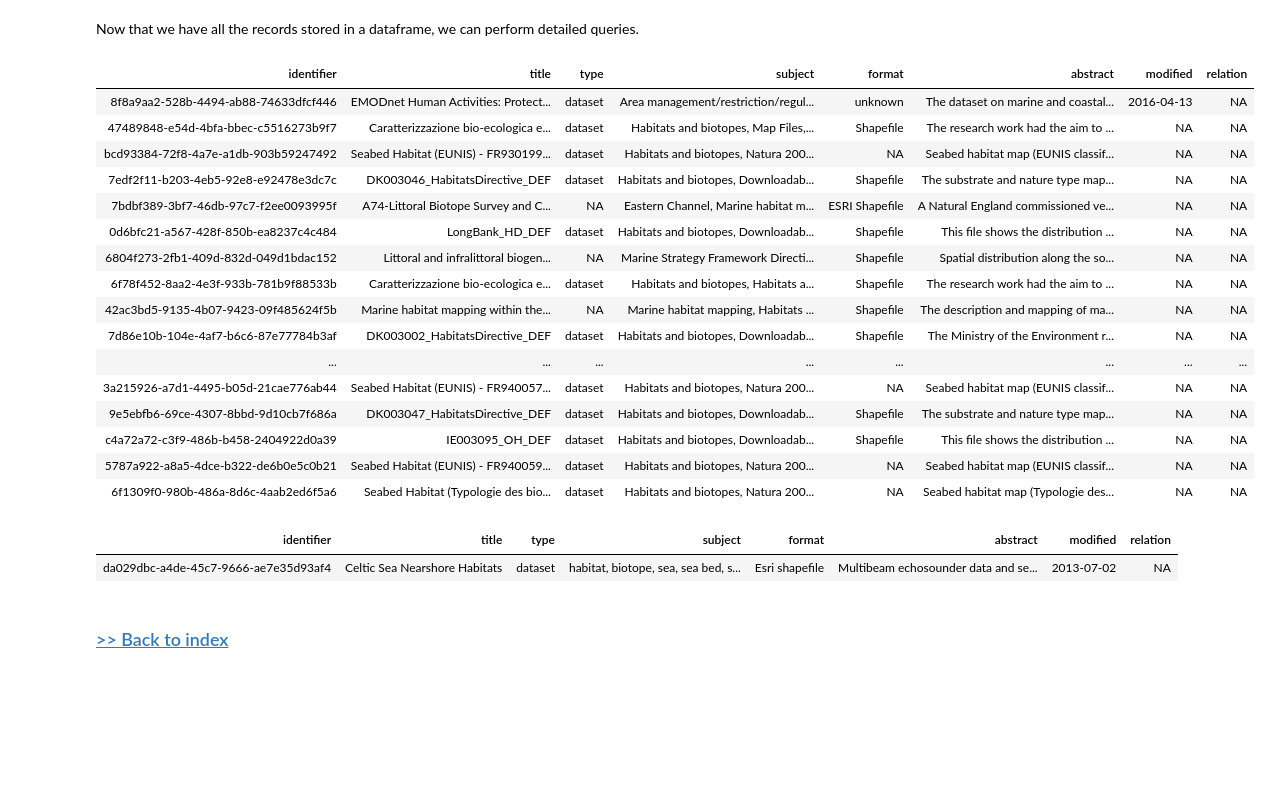
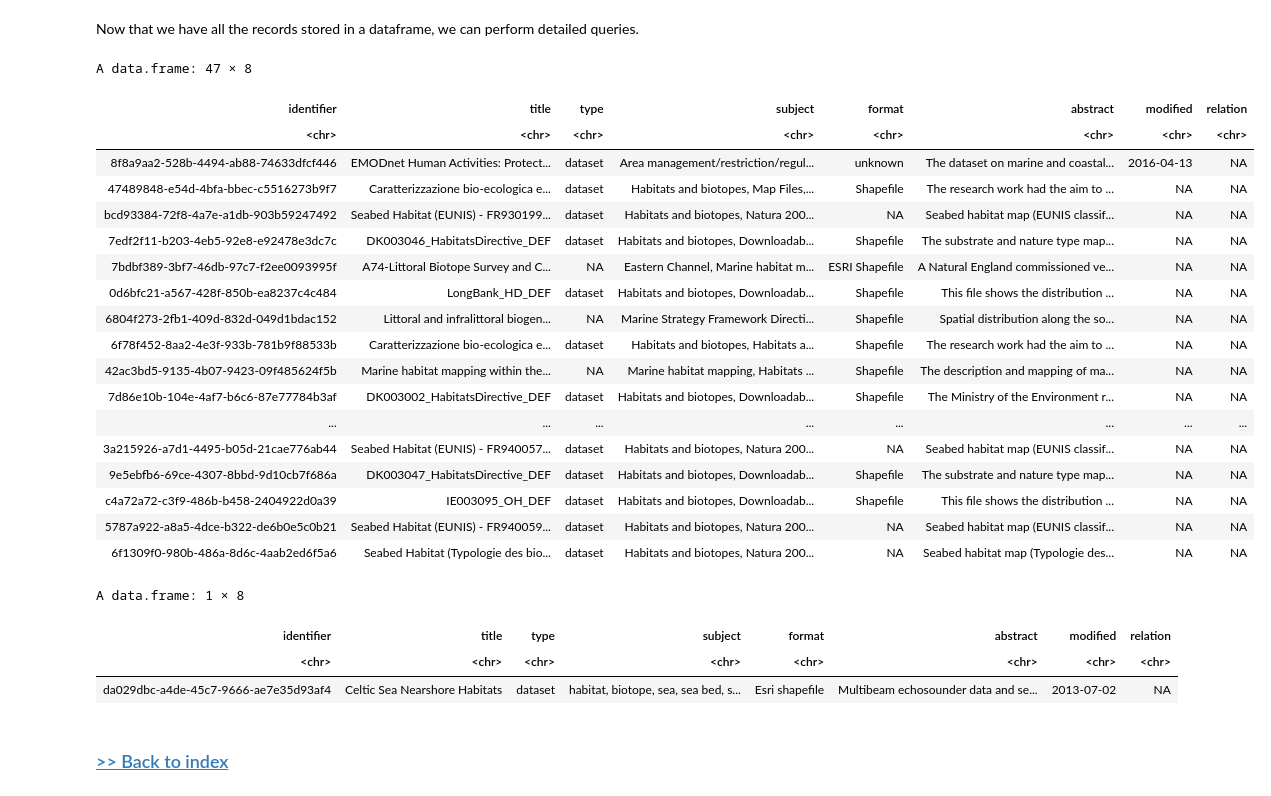
Before and after one commit to EMODnet/Web-Service-Documentation, a Jupyter notebook: R-tutorial/EMODnet_web_services_in_R_part2.ipynb, the cells around one changed output. Saved outputs shown, nothing was run; the diff lists cells and outputs as text; code cells hidden in the pictures; blank space fills up the shorter version.

```diff
--- a/R-tutorial/EMODnet_web_services_in_R_part2.ipynb
+++ b/R-tutorial/EMODnet_web_services_in_R_part2.ipynb
@@ -306,15 +305,11 @@ for(record in response$SearchResults[names(response$SearchResults) == "SummaryRe
 Now that we have all the records stored in a dataframe, we can perform detailed queries.
 # %%
 # look for Records with keyword 'Habitat'
-results %>%
-  filter(grepl("Habitat",results$subject)) %>%
-  # limit printing length of abstract
-  mutate(abstract = paste(substring(abstract,0,80),"...")) %>%
-  knitr::kable(floating.environment="sidewaystable") %>%
-  kable_styling(bootstrap_options = c("condensed","striped","hover")) %>%
-  as.character() %>% display_html()
+results %>% filter(grepl("Habitat",results$subject))
 # %% [output]
+A data.frame: 47 × 8
 | identifier | title | type | subject | format | abstract | modified | relation |
+| <chr> | <chr> | <chr> | <chr> | <chr> | <chr> | <chr> | <chr> |
 | 8f8a9aa2-528b-4494-ab88-74633dfcf446 | EMODnet Human Activities: Protect... | dataset | Area management/restriction/regul... | unknown | The dataset on marine and coastal... | 2016-04-13 | NA |
 | 47489848-e54d-4bfa-bbec-c5516273b9f7 | Caratterizzazione bio-ecologica e... | dataset | Habitats and biotopes, Map Files,... | Shapefile | The research work had the aim to ... | NA | NA |
 | bcd93384-72f8-4a7e-a1db-903b59247492 | Seabed Habitat (EUNIS) - FR930199... | dataset | Habitats and biotopes, Natura 200... | NA | Seabed habitat map (EUNIS classif... | NA | NA |
@@ -333,14 +328,11 @@ results %>%
 | 6f1309f0-980b-486a-8d6c-4aab2ed6f5a6 | Seabed Habitat (Typologie des bio... | dataset | Habitats and biotopes, Natura 200... | NA | Seabed habitat map (Typologie des... | NA | NA |
 # %%
 # look for Records with keyword 'substrate'
-results %>%
-  filter(grepl("substrate",results$subject)) %>%
-  mutate(abstract = paste(substring(abstract,0,80),"...")) %>%  # limit printing length of abstract
-  knitr::kable(floating.environment="sidewaystable") %>%
-  kable_styling(bootstrap_options = c("condensed","striped","hover")) %>%
-  as.character() %>% display_html()
+results %>% filter(grepl("substrate",results$subject))
 # %% [output]
+A data.frame: 1 × 8
 | identifier | title | type | subject | format | abstract | modified | relation |
+| <chr> | <chr> | <chr> | <chr> | <chr> | <chr> | <chr> | <chr> |
 | da029dbc-a4de-45c7-9666-ae7e35d93af4 | Celtic Sea Nearshore Habitats | dataset | habitat, biotope, sea, sea bed, s... | Esri shapefile | Multibeam echosounder data and se... | 2013-07-02 | NA |
 # %% [markdown]
 ### [>> Back to index](./index.ipynb)
```
Also changed, not shown: parts of 2 cells of this notebook.
